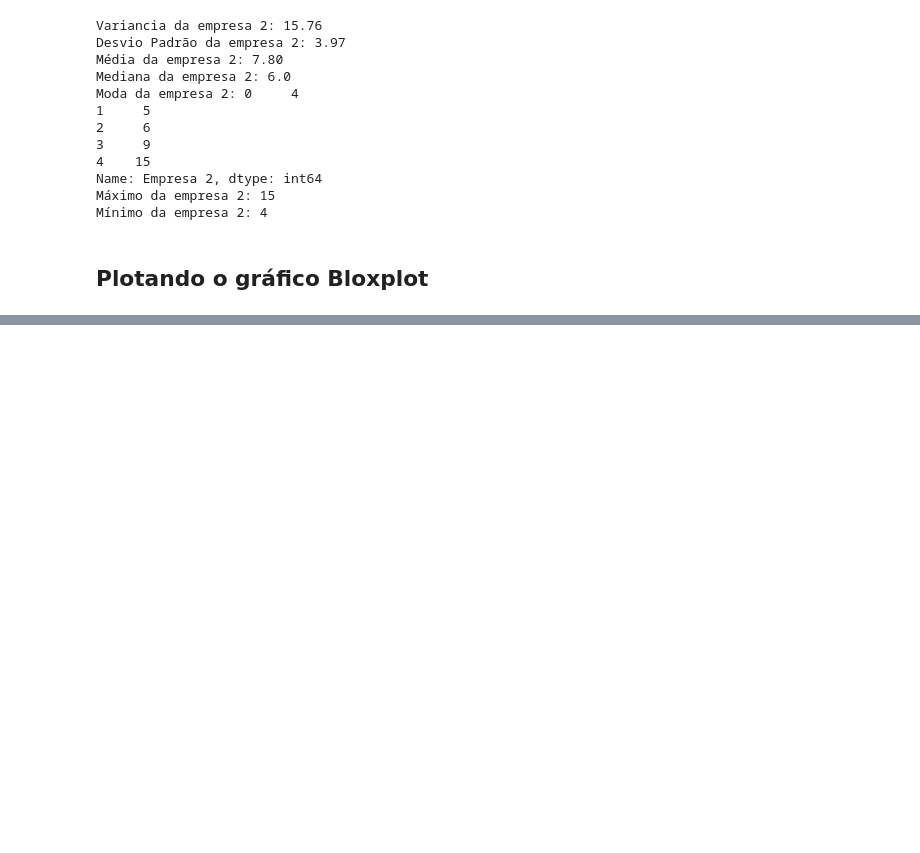
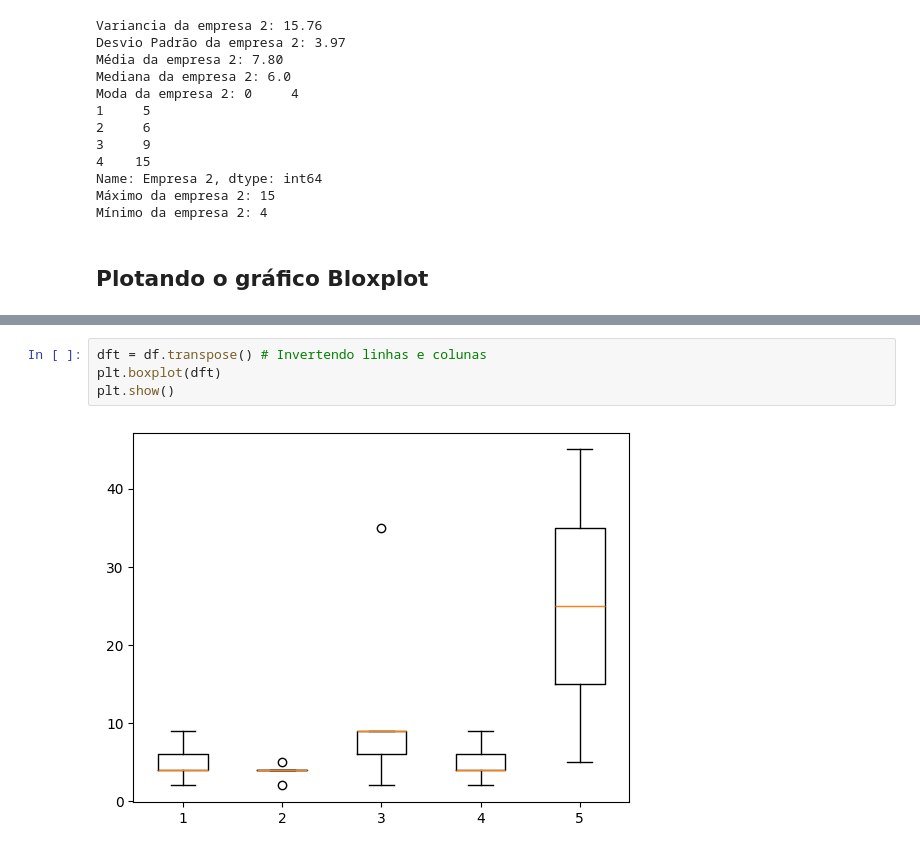
Before and after one commit to JoaoHHoffmann/estatistica-boxplot, a Jupyter notebook: Estatística_Básica.ipynb, the cells around one changed output, grey strips where cells are left out. Cells and saved outputs as stored; diff of their text form; blank space fills up the shorter version.

```diff
--- a/Estatística_Básica.ipynb
+++ b/Estatística_Básica.ipynb
@@ -76,0 +86,6 @@ Mínimo da empresa 2: 4
+# %%
+dft = df.transpose() # Invertendo linhas e colunas
+plt.boxplot(dft)
+plt.show()
+# %% [output]
+[figure, added]
```
Also changed, not shown: parts of 1 cell of this notebook.
